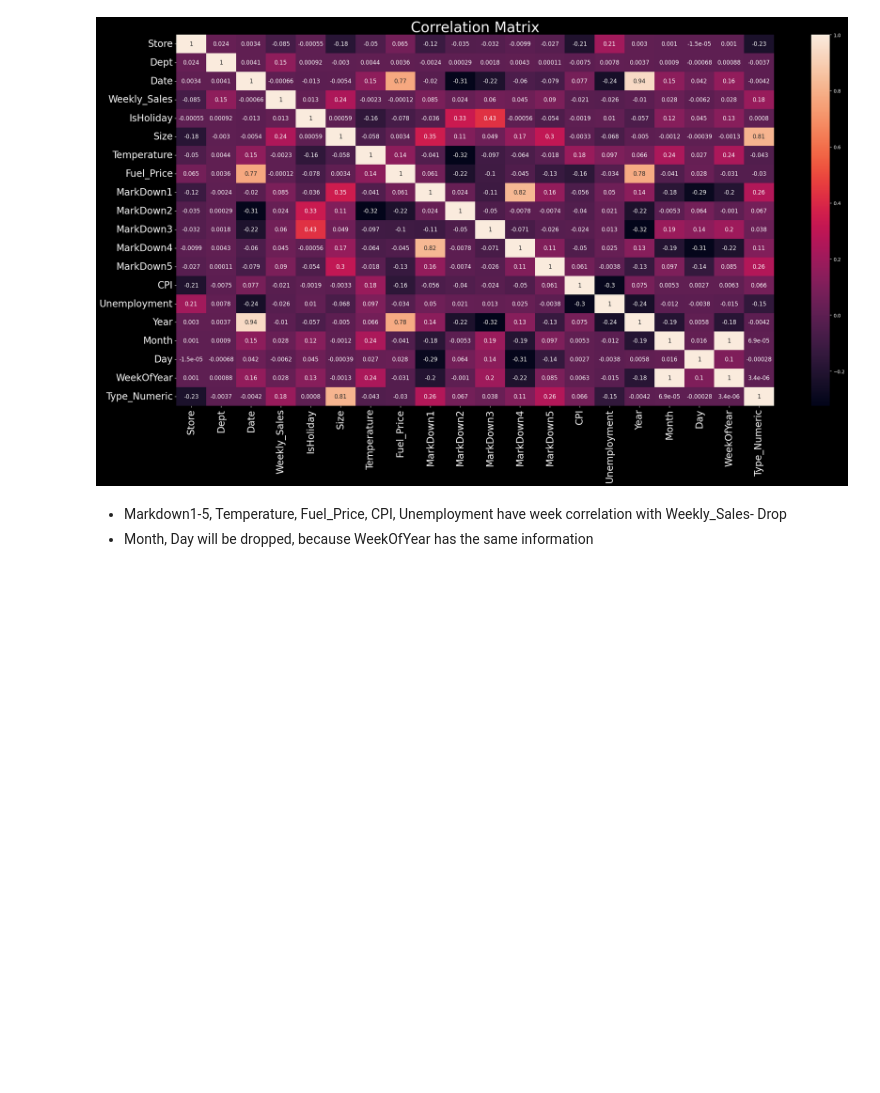
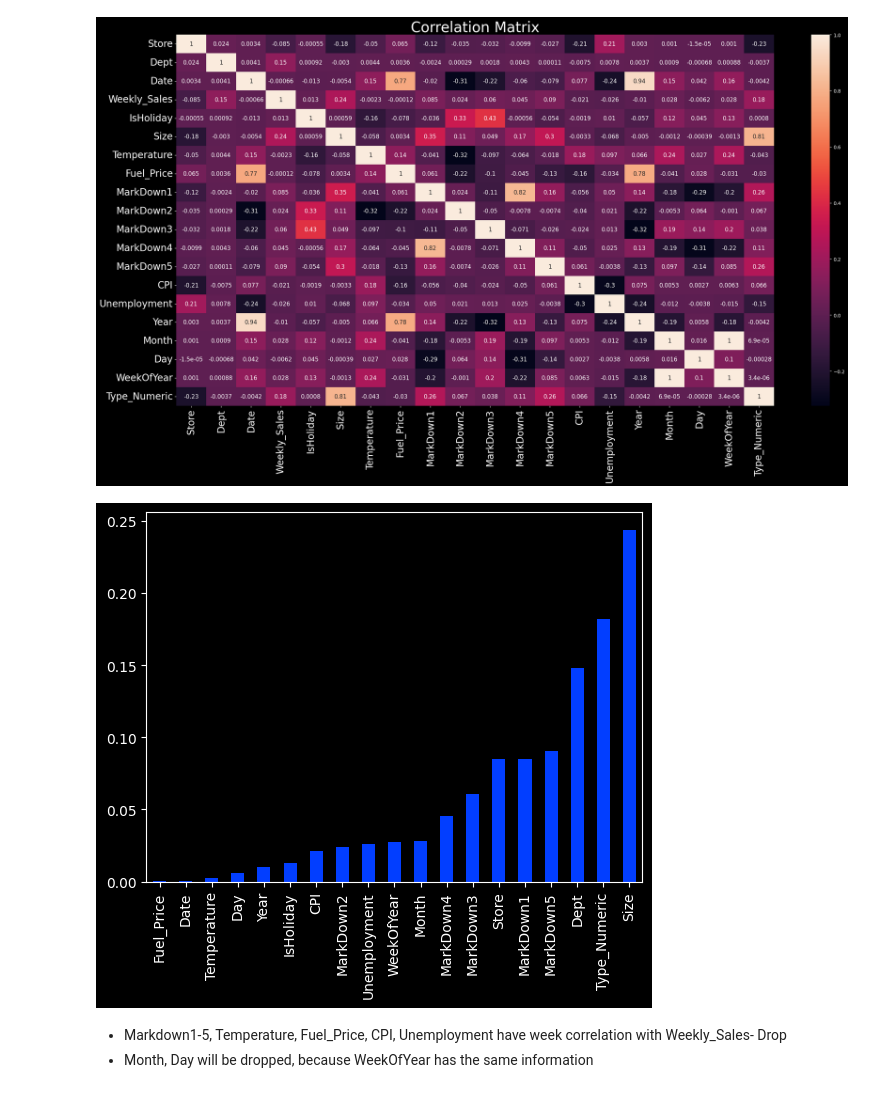
Before and after one commit to mrekh21/Walmart_Recruiting, a Jupyter notebook: model_experiment_LightGBM.ipynb, the cells around one changed output. Saved outputs shown, nothing was run; the diff lists cells and outputs as text; code cells hidden in the pictures; blank space fills up the shorter version.

```diff
--- a/model_experiment_LightGBM.ipynb
+++ b/model_experiment_LightGBM.ipynb
@@ -518,6 +518,10 @@ plt.title('Correlation Matrix', fontsize=30);
 plt.savefig("correlation_matrix.png")
 # %% [output]
 [figure]
+# %%
+train_merged.drop(columns=['Type']).corr()['Weekly_Sales'].abs().sort_values()[:-1].plot(kind='bar');
+# %% [output]
+[figure, added]
 # %% [markdown]
 * Markdown1-5, Temperature, Fuel_Price, CPI, Unemployment have week correlation with Weekly_Sales- Drop
 * Month, Day will be dropped, because WeekOfYear has the same information
```
Also changed, not shown: parts of 15 cells of this notebook, 1 other file.
